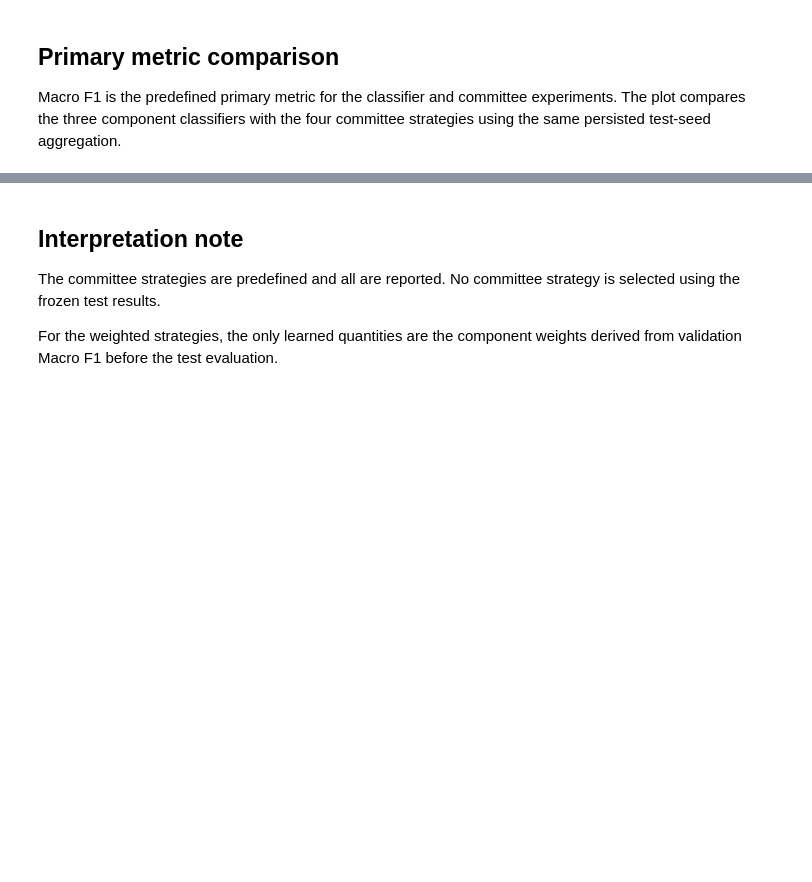
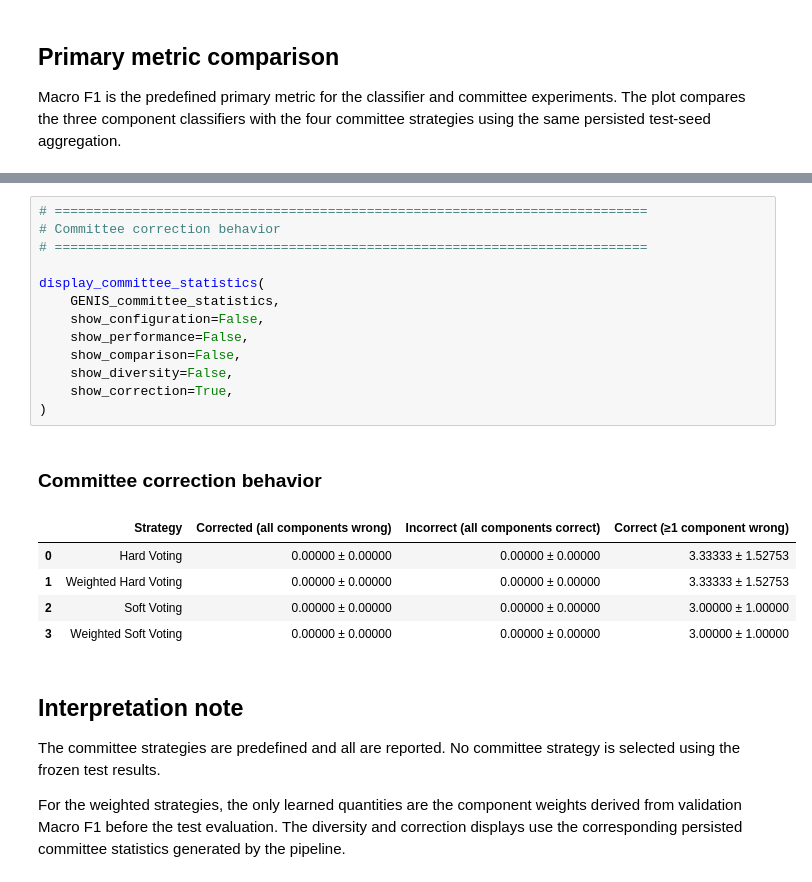
Before and after one commit to gabdumal/machine_learning_assignment, a Jupyter notebook: assignment/pipeline/genis_committee.ipynb, the cells around one changed output, grey strips where cells are left out. Drawn from its saved outputs; the diff is of its cells as text; blank space fills up the shorter version.

```diff
--- a/assignment/pipeline/genis_committee.ipynb
+++ b/assignment/pipeline/genis_committee.ipynb
@@ -197,3 +254,23 @@ plt.close(figure)
+# %%
+# ============================================================================
+# Committee correction behavior
+# ============================================================================
+
+display_committee_statistics(
+    GENIS_committee_statistics,
+    show_configuration=False,
+    show_performance=False,
+    show_comparison=False,
+    show_diversity=False,
+    show_correction=True,
+)
+# %% [output]
+Committee correction behavior
+|  | Strategy | Corrected (all components wrong) | Incorrect (all components correct) | Correct (≥1 component wrong) |
+| 0 | Hard Voting | 0.00000 ± 0.00000 | 0.00000 ± 0.00000 | 3.33333 ± 1.52753 |
+| 1 | Weighted Hard Voting | 0.00000 ± 0.00000 | 0.00000 ± 0.00000 | 3.33333 ± 1.52753 |
+| 2 | Soft Voting | 0.00000 ± 0.00000 | 0.00000 ± 0.00000 | 3.00000 ± 1.00000 |
+| 3 | Weighted Soft Voting | 0.00000 ± 0.00000 | 0.00000 ± 0.00000 | 3.00000 ± 1.00000 |
 # %% [markdown]
 ## Interpretation note
 
@@ -201,4 +278,6 @@ The committee strategies are predefined and all are reported. No committee
 strategy is selected using the frozen test results.
 
 For the weighted strategies, the only learned quantities are the component
-weights derived from validation Macro F1 before the test evaluation.
+weights derived from validation Macro F1 before the test evaluation. The
+diversity and correction displays use the corresponding persisted committee
+statistics generated by the pipeline.
```
Also changed, not shown: parts of 14 cells of this notebook, 13 other files.
